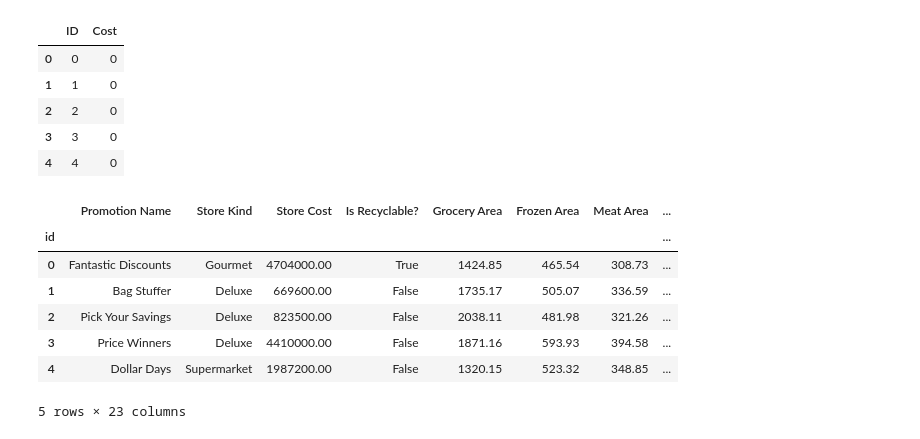
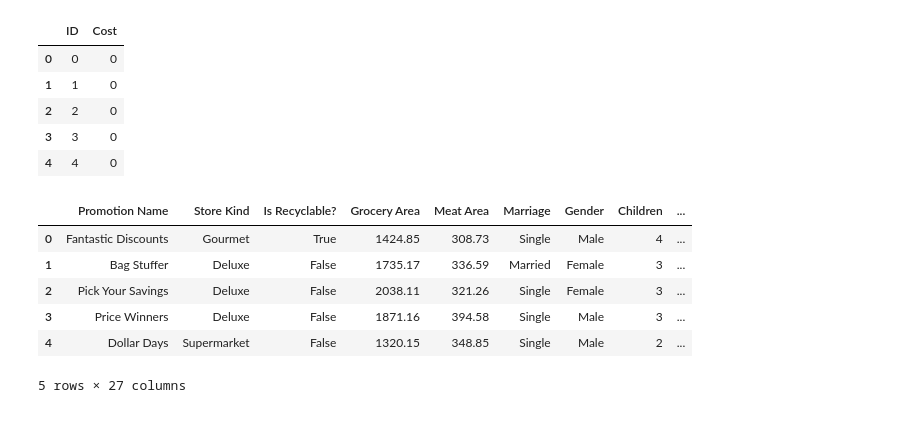
Before and after one commit to kershrita/Predicting-Market-Costs, a Jupyter notebook: model building.ipynb, the cells around one changed output. Saved outputs shown, nothing was run; the diff lists cells and outputs as text; code cells hidden in the pictures.

```diff
--- a/model building.ipynb
+++ b/model building.ipynb
@@ -719,14 +710,13 @@ samples.head()
 | 3 | 3 | 0 |
 | 4 | 4 | 0 |
 # %%
-test = pre.set_index(pre.wrangle(pd.read_csv("data/cleaned_test.csv")))
+test = pre.pd.read_csv("data/cleaned_test.csv")
 test.head()
 # %% [output]
-|  | Promotion Name | Store Kind | Store Cost | Is Recyclable? | Grocery Area | Frozen Area | Meat Area | ... |
-| id |  |  |  |  |  |  |  | ... |
-| 0 | Fantastic Discounts | Gourmet | 4704000.00 | True | 1424.85 | 465.54 | 308.73 | ... |
-| 1 | Bag Stuffer | Deluxe | 669600.00 | False | 1735.17 | 505.07 | 336.59 | ... |
-| 2 | Pick Your Savings | Deluxe | 823500.00 | False | 2038.11 | 481.98 | 321.26 | ... |
-| 3 | Price Winners | Deluxe | 4410000.00 | False | 1871.16 | 593.93 | 394.58 | ... |
-| 4 | Dollar Days | Supermarket | 1987200.00 | False | 1320.15 | 523.32 | 348.85 | ... |
+|  | Promotion Name | Store Kind | Is Recyclable? | Grocery Area | Meat Area | Marriage | Gender | Children | ... |
+| 0 | Fantastic Discounts | Gourmet | True | 1424.85 | 308.73 | Single | Male | 4 | ... |
+| 1 | Bag Stuffer | Deluxe | False | 1735.17 | 336.59 | Married | Female | 3 | ... |
+| 2 | Pick Your Savings | Deluxe | False | 2038.11 | 321.26 | Single | Female | 3 | ... |
+| 3 | Price Winners | Deluxe | False | 1871.16 | 394.58 | Single | Male | 3 | ... |
+| 4 | Dollar Days | Supermarket | False | 1320.15 | 348.85 | Single | Male | 2 | ... |
-5 rows × 23 columns
+5 rows × 27 columns
```
Also changed, not shown: parts of 36 cells of this notebook, 2 other files.
